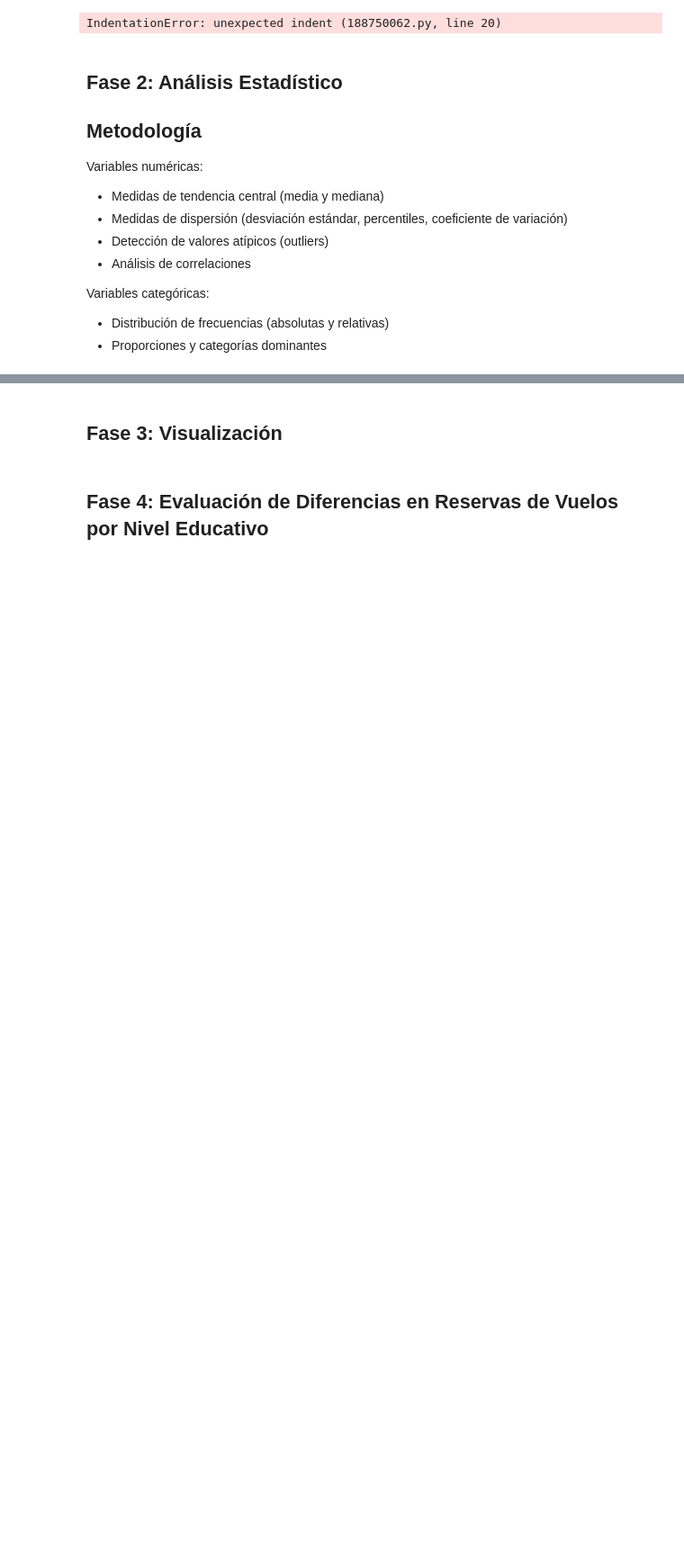
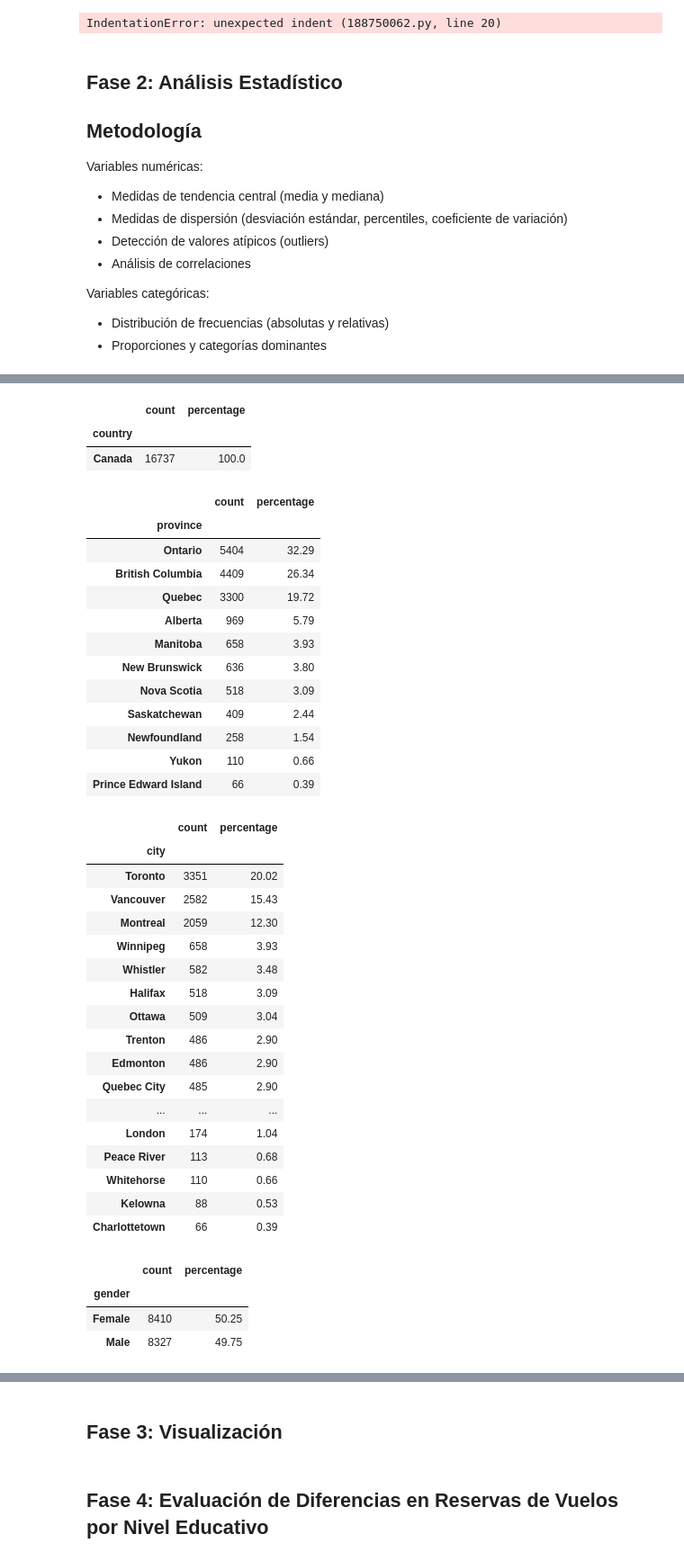
Before and after one commit to Adalab/bda-modulo-3-evaluacion-final-eaguilothio, a Jupyter notebook: evaluacion-final-eaguilothio.ipynb, the cells around one changed output, grey strips where cells are left out. Shown at 90% size. Cells and saved outputs as stored; diff of their text form; code cells hidden in the pictures; blank space fills up the shorter version.

Commit message:
# Estadística descriptiva categórica

```diff
--- a/evaluacion-final-eaguilothio.ipynb
+++ b/evaluacion-final-eaguilothio.ipynb
@@ -936,6 +936,30 @@ display(df_flight.describe().T)
 # - Existe dispersión, pero no extrema.
 # =========================================================
 # %%
-# Estadística descriptiva
-CATEGORICA !!!!
-df_merged.describe().T
+# Estadística descriptiva categórica
+
+# 1) Resumen general con describe()
+display(df_loyalty.describe(include='object').T)
+
+# 2) Distribución de frecuencias por variable
+categorical_cols = [
+    'country', 'province', 'city', 'gender',
+    'education', 'marital_status', 'loyalty_card', 'enrollment_type'
+]
+
+for col in categorical_cols:
+
+    # Frecuencia absoluta
+    absolute_freq = df_loyalty[col].value_counts()
+
+    # Frecuencia relativa (%)
+    relative_freq = df_loyalty[col].value_counts(normalize=True).mul(100).round(2)
+
+    # Tabla resumen
+    summary = pd.DataFrame({
+        'count': absolute_freq,
+        'percentage': relative_freq
+    })
+
+    display(summary)
+# %% [output]
@@ -941,0 +976,38 @@ df_merged.describe().T
+|  | count | percentage |
+| country |  |  |
+| Canada | 16737 | 100.0 |
+|  | count | percentage |
+| province |  |  |
+| Ontario | 5404 | 32.29 |
+| British Columbia | 4409 | 26.34 |
+| Quebec | 3300 | 19.72 |
+| Alberta | 969 | 5.79 |
+| Manitoba | 658 | 3.93 |
+| New Brunswick | 636 | 3.80 |
+| Nova Scotia | 518 | 3.09 |
+| Saskatchewan | 409 | 2.44 |
+| Newfoundland | 258 | 1.54 |
+| Yukon | 110 | 0.66 |
+| Prince Edward Island | 66 | 0.39 |
+|  | count | percentage |
+| city |  |  |
+| Toronto | 3351 | 20.02 |
+| Vancouver | 2582 | 15.43 |
+| Montreal | 2059 | 12.30 |
+| Winnipeg | 658 | 3.93 |
+| Whistler | 582 | 3.48 |
+| Halifax | 518 | 3.09 |
+| Ottawa | 509 | 3.04 |
+| Trenton | 486 | 2.90 |
+| Edmonton | 486 | 2.90 |
+| Quebec City | 485 | 2.90 |
+| ... | ... | ... |
+| London | 174 | 1.04 |
+| Peace River | 113 | 0.68 |
+| Whitehorse | 110 | 0.66 |
+| Kelowna | 88 | 0.53 |
+| Charlottetown | 66 | 0.39 |
+|  | count | percentage |
+| gender |  |  |
+| Female | 8410 | 50.25 |
+| Male | 8327 | 49.75 |
```
Also changed, not shown: parts of 1 cell of this notebook.
